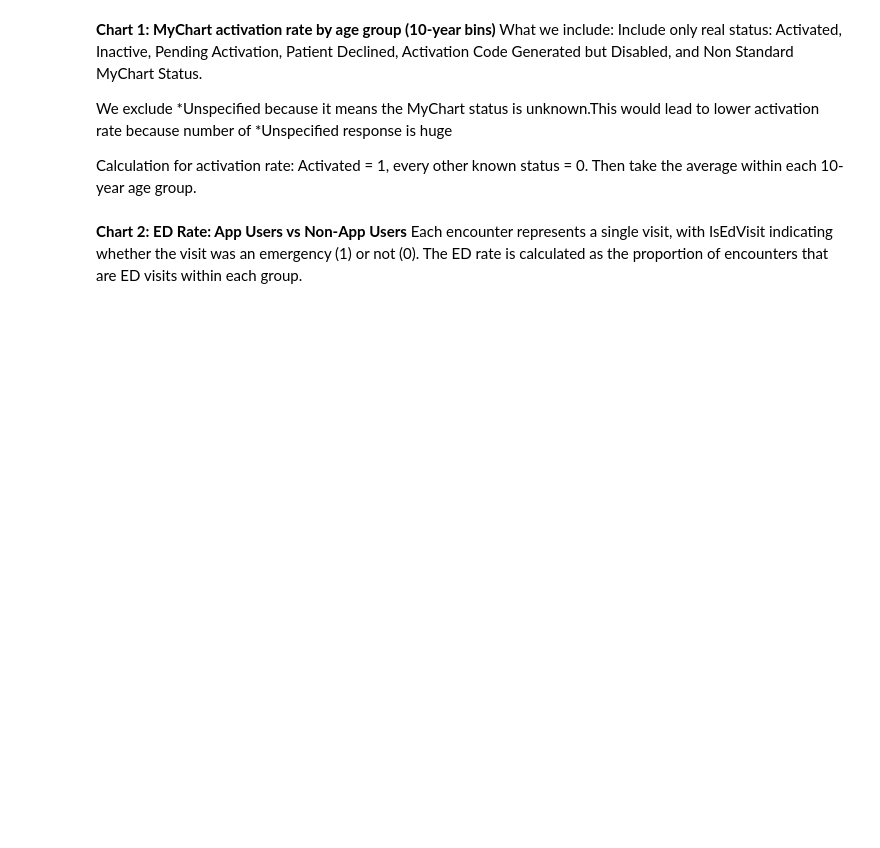
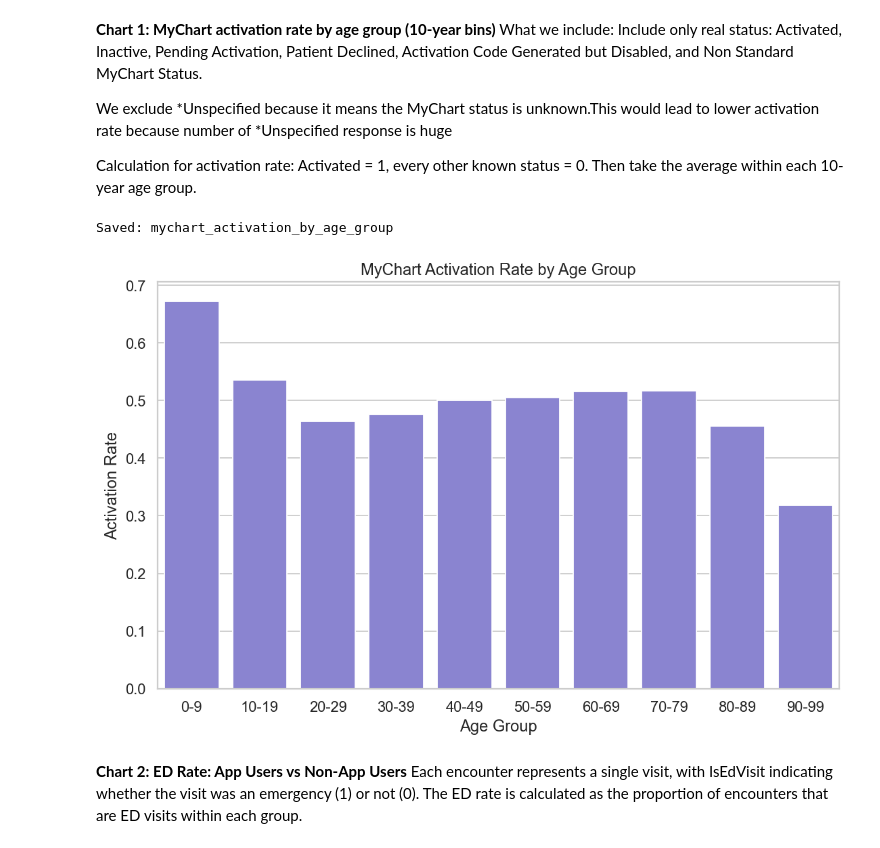
Before and after one commit to SYzhao666/datafest2026, a Jupyter notebook: notebooks/03_visualizations.ipynb, the cells around one changed output. Saved outputs shown, nothing was run; the diff lists cells and outputs as text; code cells hidden in the pictures; blank space fills up the shorter version.

Commit message:
update visualization note

```diff
--- a/notebooks/03_visualizations.ipynb
+++ b/notebooks/03_visualizations.ipynb
@@ -46,34 +47,38 @@ labels = [f"{i}-{i+9}" for i in bins[:-1]]
 pat["age_group"] = pd.cut(
     pat["age"],
     bins=bins,
     labels=labels,
     right=False
 )
 
 # Exclude unknown MyChart status to avoid misclassification
 pat = pat[pat["MyChartStatus"] != "*Unspecified"].copy()
 
 # Convert MyChart status to binary:
 # Activated → 1, all other known statuses → 0
 pat["is_activated"] = pat["MyChartStatus"] == "Activated"
 
 # Compute activation rate per age group
 activation_df = (
     pat.groupby("age_group", observed=True)["is_activated"]
     .mean()
     .reset_index(name="activation_rate")
 )
 
 # Plot activation rate
 plt.figure(figsize=(10,6))
-sns.barplot(data=activation_df, x="age_group", y="activation_rate")
+sns.barplot(data=activation_df, x="age_group", y="activation_rate",
+            color="#7F77DD")
 
 plt.title("MyChart Activation Rate by Age Group")
 plt.xlabel("Age Group")
 plt.ylabel("Activation Rate")
 
 save_fig(plt.gcf(), "mychart_activation_by_age_group")
 plt.show()
+# %% [output]
+Saved: mychart_activation_by_age_group
+[figure, added]
 # %% [markdown]
 **Chart 2: ED Rate: App Users vs Non-App Users**
 Each encounter represents a single visit, with IsEdVisit indicating whether the visit was an emergency (1) or not (0). The ED rate is calculated as the proportion of encounters that are ED visits within each group.
```
Also changed, not shown: parts of 17 cells of this notebook.
